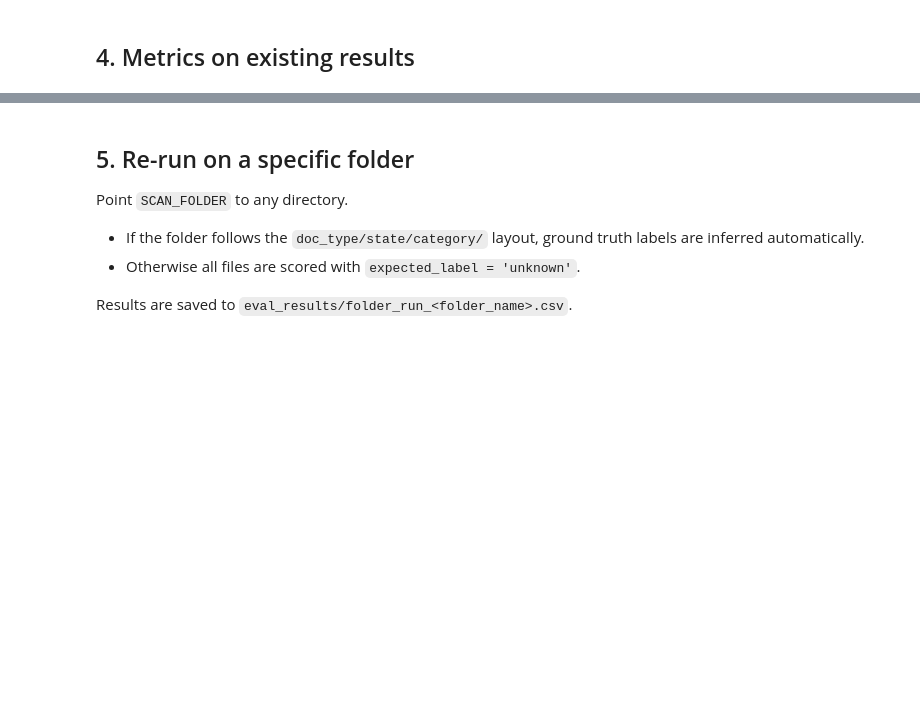
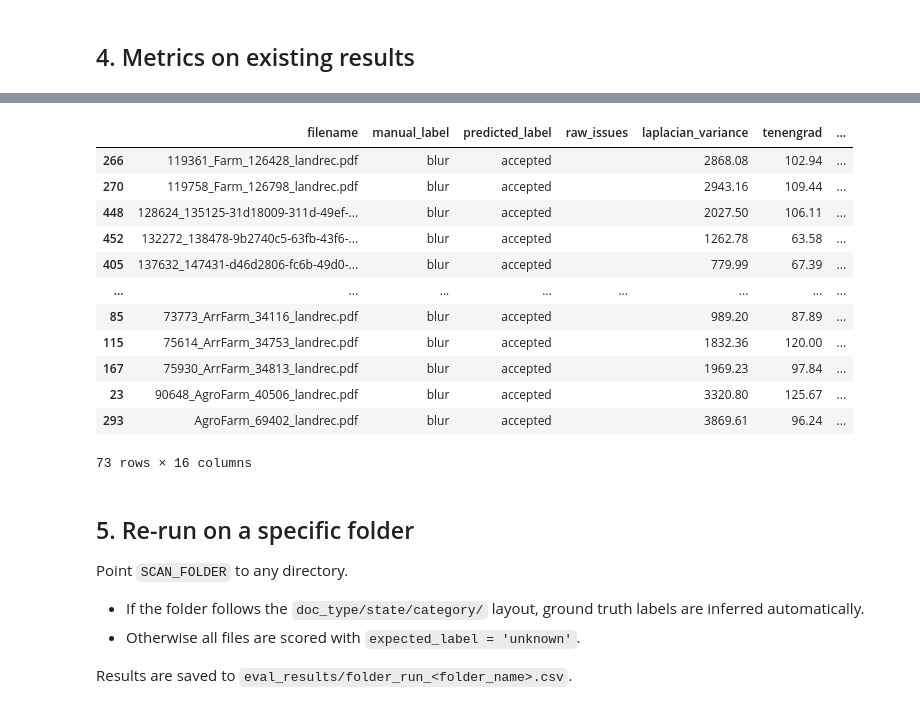
Before and after one commit to arvind-s/AEZ_Explorer_AWD, a Jupyter notebook: Documents/ML_pipeline/Document_validation/opencv_eval.ipynb, the cells around one changed output, grey strips where cells are left out. Saved outputs shown, nothing was run; the diff lists cells and outputs as text; code cells hidden in the pictures; blank space fills up the shorter version.

```diff
--- a/Documents/ML_pipeline/Document_validation/opencv_eval.ipynb
+++ b/Documents/ML_pipeline/Document_validation/opencv_eval.ipynb
@@ -325,0 +308,20 @@ print(classification_report(yt, yp, labels=LABELS, zero_division=0))
+# %%
+# ── Score all matched files ───────────────────────────────────────────────────
+# Pulls metadata columns from ann (state, doc_type, etc.) where available
+meta_cols = [c for c in ['state', 'doc_type', 'manual_land_record', 'manual_phone_photo'] if c in ann.columns]
+
+manual_rows = []
+n = len(matched)
+for i, (_, row) in enumerate(matched.iterrows()):
+    fpath = file_index[row['file_name']]
+    s = score_file(fpath, CONFIG)
+    s['manual_label'] = row['manual_label']
+    for col in meta_cols:
+        s[col] = row[col]
+    manual_rows.append(s)
+    if (i + 1) % 50 == 0 or i == n - 1:
+        print(f'  {i+1}/{n}', end='\r')
+
+manual_df = pd.DataFrame(manual_rows)
+manual_df.to_csv(MANUAL_OUT, index=False)
+print(f'\nDone — {len(manual_df)} files → {MANUAL_OUT}')
@@ -325,0 +331,21 @@ print(classification_report(yt, yp, labels=LABELS, zero_division=0))
+# %%
+# ── Display results — wrong rows highlighted red ──────────────────────────────
+manual_col_order = [
+    'filename', 'manual_label', 'predicted_label', 'raw_issues',
+    'laplacian_variance', 'tenengrad', 'readability_contrast', 'grayscale_std',
+    'blur_confidence', 'doc_confidence', 'cut_confidence', 'clear_confidence',
+    'ink_ratio', 'edge_density', 'page_area_ratio',
+    'file_path',
+]
+manual_show = [c for c in manual_col_order if c in manual_df.columns]
+
+def highlight_wrong_manual(row):
+    wrong = row.get('manual_label') != row.get('predicted_label')
+    return ['background-color: #ffeaea' if wrong else '' for _ in row]
+
+display_manual = manual_df[manual_show].sort_values(['manual_label', 'filename'])
+display(
+    display_manual.style
+    .apply(highlight_wrong_manual, axis=1)
+    .format(precision=3)
+)
@@ -325,0 +354,16 @@ print(classification_report(yt, yp, labels=LABELS, zero_division=0))
+# %%
+display_manual[(display_manual['manual_label'] == 'blur') & (display_manual['predicted_label'] == 'accepted')]
+# %% [output]
+|  | filename | manual_label | predicted_label | raw_issues | laplacian_variance | tenengrad | ... |
+| 266 | 119361_Farm_126428_landrec.pdf | blur | accepted |  | 2868.08 | 102.94 | ... |
+| 270 | 119758_Farm_126798_landrec.pdf | blur | accepted |  | 2943.16 | 109.44 | ... |
+| 448 | 128624_135125-31d18009-311d-49ef-... | blur | accepted |  | 2027.50 | 106.11 | ... |
+| 452 | 132272_138478-9b2740c5-63fb-43f6-... | blur | accepted |  | 1262.78 | 63.58 | ... |
+| 405 | 137632_147431-d46d2806-fc6b-49d0-... | blur | accepted |  | 779.99 | 67.39 | ... |
+| ... | ... | ... | ... | ... | ... | ... | ... |
+| 85 | 73773_ArrFarm_34116_landrec.pdf | blur | accepted |  | 989.20 | 87.89 | ... |
+| 115 | 75614_ArrFarm_34753_landrec.pdf | blur | accepted |  | 1832.36 | 120.00 | ... |
+| 167 | 75930_ArrFarm_34813_landrec.pdf | blur | accepted |  | 1969.23 | 97.84 | ... |
+| 23 | 90648_AgroFarm_40506_landrec.pdf | blur | accepted |  | 3320.80 | 125.67 | ... |
+| 293 | AgroFarm_69402_landrec.pdf | blur | accepted |  | 3869.61 | 96.24 | ... |
+73 rows × 16 columns
```
Also changed, not shown: parts of 18 cells of this notebook, 2 other files.
